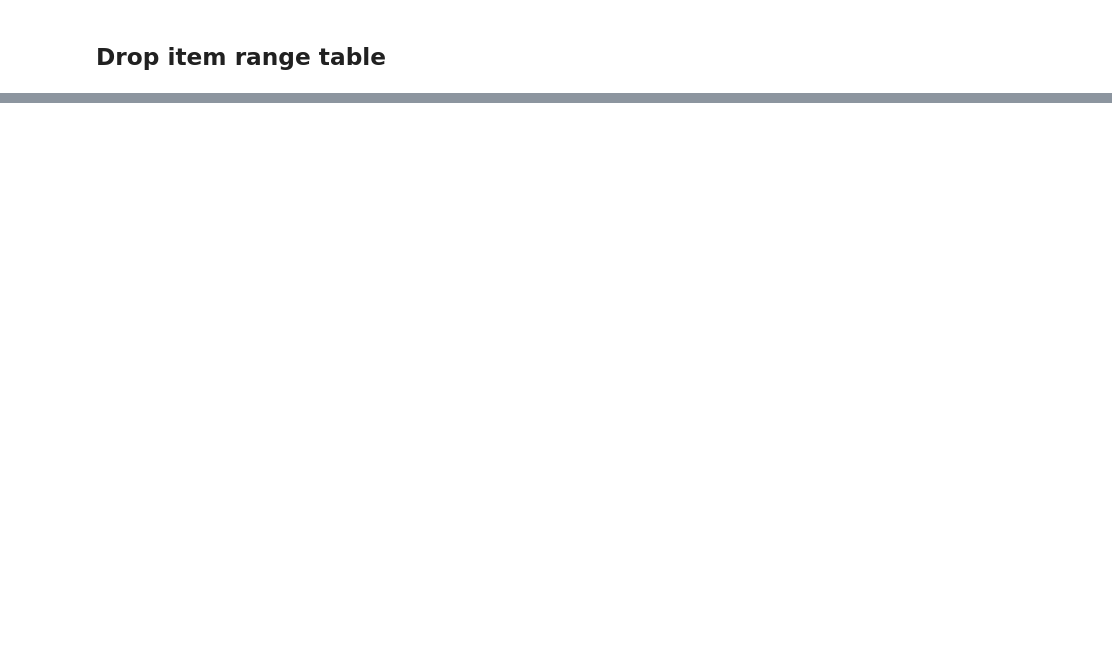
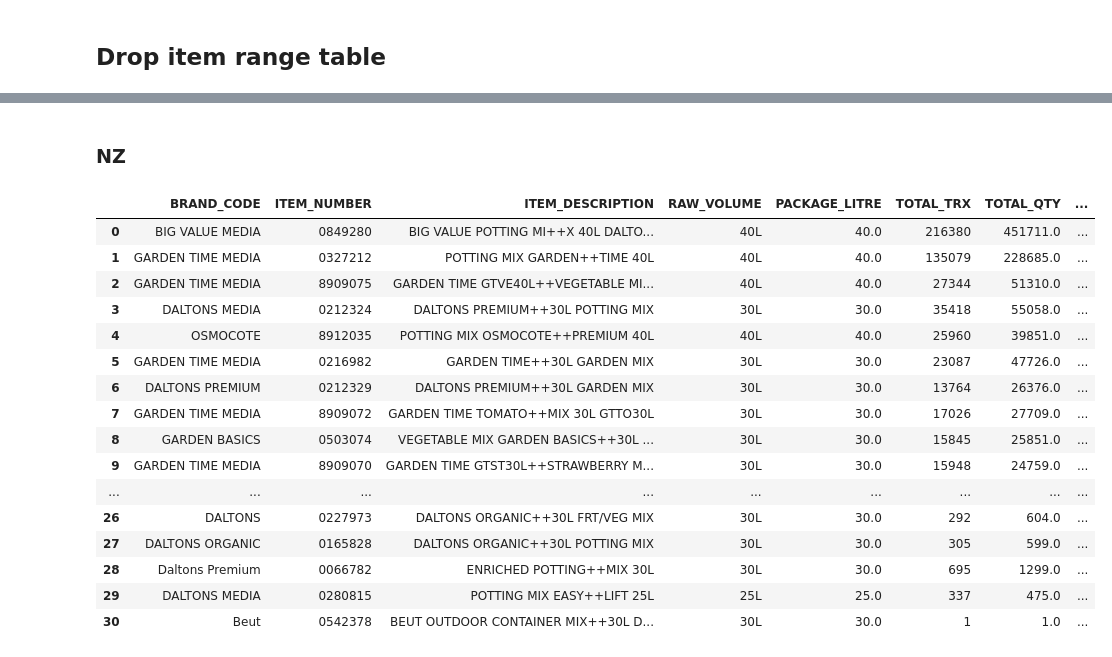
Before and after one commit to Meiji-Tran/Merch-Insights, a Jupyter notebook: NZ RR/400 GROWING MEDIA/General insights/profiling.ipynb, the cells around one changed output, grey strips where cells are left out. Saved outputs shown, nothing was run; the diff lists cells and outputs as text; code cells hidden in the pictures; blank space fills up the shorter version.

Commit message:
volume

```diff
--- a/NZ RR/400 GROWING MEDIA/General insights/profiling.ipynb
+++ b/NZ RR/400 GROWING MEDIA/General insights/profiling.ipynb
@@ -295,0 +378,31 @@ con.execute_statement_from_sql_string(
+# %% [markdown]
+### NZ
+# %%
+pm = con.read_sql_file_into_pandas(
+    file="sql/potting_mixes_volume.sql",
+    formatting={
+        'start_date': start_date,
+        'end_date': end_date,
+        'country' : 'NZ'
+    }
+)
+# %%
+pm
+# %% [output]
+|  | BRAND_CODE | ITEM_NUMBER | ITEM_DESCRIPTION | RAW_VOLUME | PACKAGE_LITRE | TOTAL_TRX | TOTAL_QTY | ... |
+| 0 | BIG VALUE MEDIA | 0849280 | BIG VALUE POTTING MI++X 40L DALTO... | 40L | 40.0 | 216380 | 451711.0 | ... |
+| 1 | GARDEN TIME MEDIA | 0327212 | POTTING MIX GARDEN++TIME 40L | 40L | 40.0 | 135079 | 228685.0 | ... |
+| 2 | GARDEN TIME MEDIA | 8909075 | GARDEN TIME GTVE40L++VEGETABLE MI... | 40L | 40.0 | 27344 | 51310.0 | ... |
+| 3 | DALTONS MEDIA | 0212324 | DALTONS PREMIUM++30L POTTING MIX | 30L | 30.0 | 35418 | 55058.0 | ... |
+| 4 | OSMOCOTE | 8912035 | POTTING MIX OSMOCOTE++PREMIUM 40L | 40L | 40.0 | 25960 | 39851.0 | ... |
+| 5 | GARDEN TIME MEDIA | 0216982 | GARDEN TIME++30L GARDEN MIX | 30L | 30.0 | 23087 | 47726.0 | ... |
+| 6 | DALTONS PREMIUM | 0212329 | DALTONS PREMIUM++30L GARDEN MIX | 30L | 30.0 | 13764 | 26376.0 | ... |
+| 7 | GARDEN TIME MEDIA | 8909072 | GARDEN TIME TOMATO++MIX 30L GTTO30L | 30L | 30.0 | 17026 | 27709.0 | ... |
+| 8 | GARDEN BASICS | 0503074 | VEGETABLE MIX GARDEN BASICS++30L ... | 30L | 30.0 | 15845 | 25851.0 | ... |
+| 9 | GARDEN TIME MEDIA | 8909070 | GARDEN TIME GTST30L++STRAWBERRY M... | 30L | 30.0 | 15948 | 24759.0 | ... |
+| ... | ... | ... | ... | ... | ... | ... | ... | ... |
+| 26 | DALTONS | 0227973 | DALTONS ORGANIC++30L FRT/VEG MIX | 30L | 30.0 | 292 | 604.0 | ... |
+| 27 | DALTONS ORGANIC | 0165828 | DALTONS ORGANIC++30L POTTING MIX | 30L | 30.0 | 305 | 599.0 | ... |
+| 28 | Daltons Premium | 0066782 | ENRICHED POTTING++MIX 30L | 30L | 30.0 | 695 | 1299.0 | ... |
+| 29 | DALTONS MEDIA | 0280815 | POTTING MIX EASY++LIFT 25L | 25L | 25.0 | 337 | 475.0 | ... |
+| 30 | Beut | 0542378 | BEUT OUTDOOR CONTAINER MIX++30L D... | 30L | 30.0 | 1 | 1.0 | ... |
```
Also changed, not shown: parts of 25 cells of this notebook, 6 other files.
